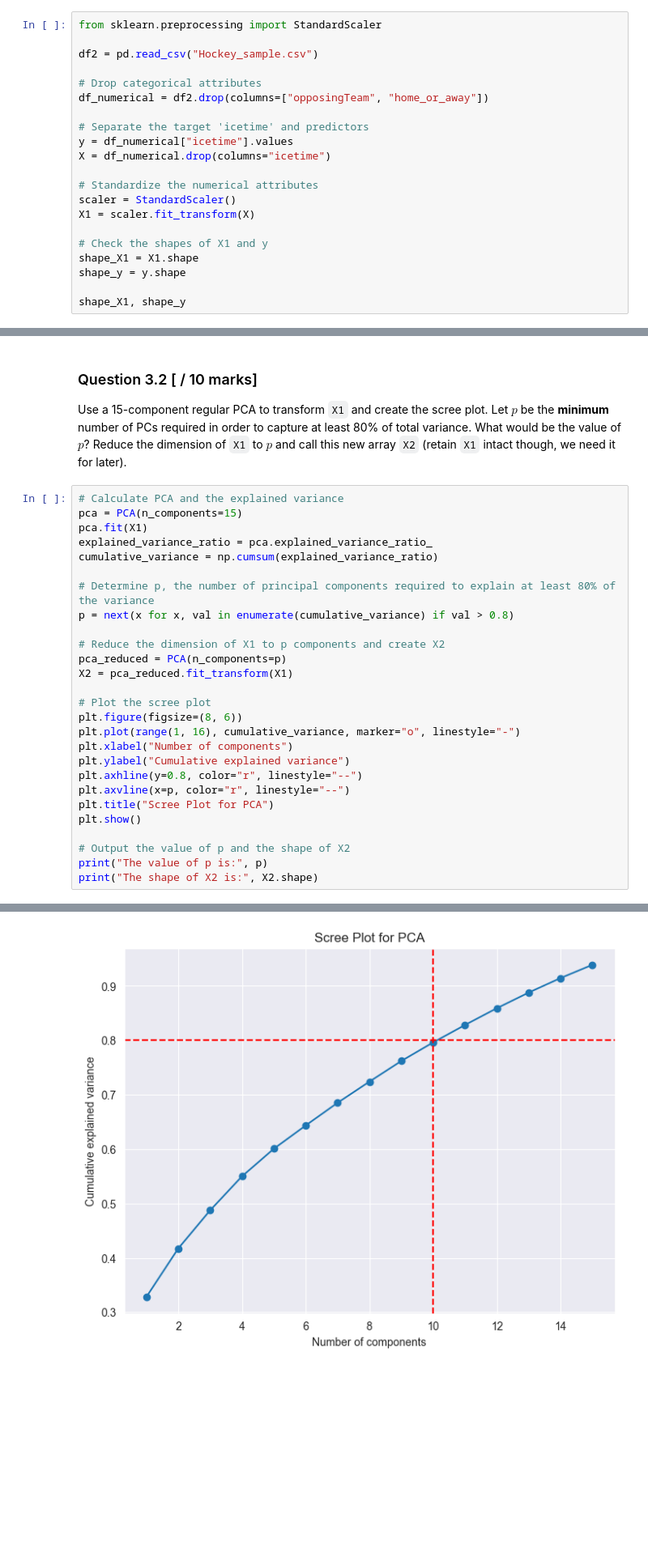
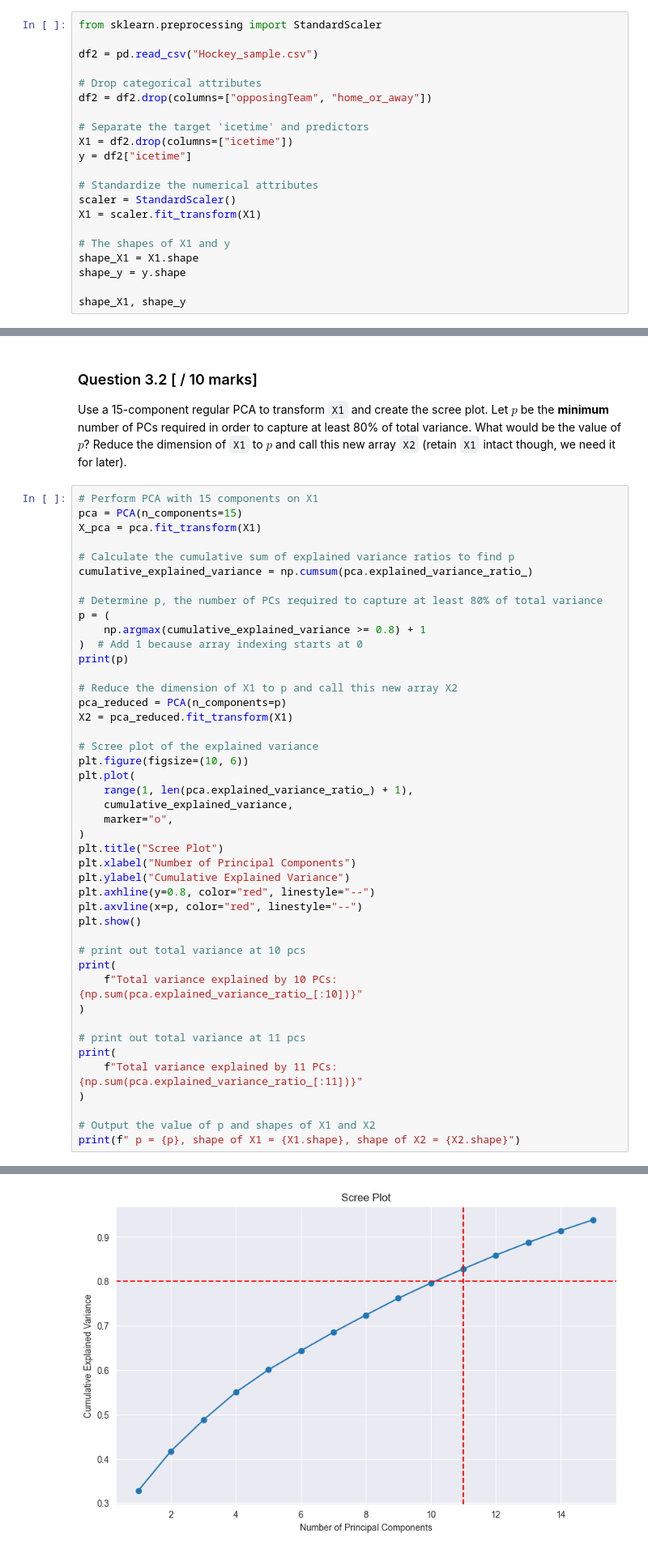
Before and after one commit to ParamvirSran/Machine-Learning, a Jupyter notebook: Assignments/A8/Assignment_8.ipynb, the cells around one changed output, grey strips where cells are left out. Shown at 81% size. Drawn from its saved outputs; the diff is of its cells as text; blank space fills up the shorter version.

Commit message:
done assignment 8 about text mining, sentiment analysis and regression via dimensionality reduction methods.

```diff
--- a/Assignments/A8/Assignment_8.ipynb
+++ b/Assignments/A8/Assignment_8.ipynb
@@ -491,17 +474,17 @@ from sklearn.preprocessing import StandardScaler
 df2 = pd.read_csv("Hockey_sample.csv")
 
 # Drop categorical attributes
-df_numerical = df2.drop(columns=["opposingTeam", "home_or_away"])
+df2 = df2.drop(columns=["opposingTeam", "home_or_away"])
 
 # Separate the target 'icetime' and predictors
-y = df_numerical["icetime"].values
-X = df_numerical.drop(columns="icetime")
+X1 = df2.drop(columns=["icetime"])
+y = df2["icetime"]
 
 # Standardize the numerical attributes
 scaler = StandardScaler()
-X1 = scaler.fit_transform(X)
+X1 = scaler.fit_transform(X1)
 
-# Check the shapes of X1 and y
+# The shapes of X1 and y
 shape_X1 = X1.shape
 shape_y = y.shape
 
@@ -513,30 +496,47 @@ shape_X1, shape_y
 
 Use a 15-component regular PCA to transform `X1` and create the scree plot. Let $p$ be the **minimum** number of PCs required in order to capture at least 80% of total variance. What would be the value of $p$? Reduce the dimension of `X1` to $p$ and call this new array `X2` (retain `X1` intact though, we need it for later).
 # %%
-# Calculate PCA and the explained variance
+# Perform PCA with 15 components on X1
 pca = PCA(n_components=15)
-pca.fit(X1)
-explained_variance_ratio = pca.explained_variance_ratio_
-cumulative_variance = np.cumsum(explained_variance_ratio)
+X_pca = pca.fit_transform(X1)
 
-# Determine p, the number of principal components required to explain at least 80% of the variance
-p = next(x for x, val in enumerate(cumulative_variance) if val > 0.8)
+# Calculate the cumulative sum of explained variance ratios to find p
+cumulative_explained_variance = np.cumsum(pca.explained_variance_ratio_)
 
-# Reduce the dimension of X1 to p components and create X2
+# Determine p, the number of PCs required to capture at least 80% of total variance
+p = (
+    np.argmax(cumulative_explained_variance >= 0.8) + 1
+)  # Add 1 because array indexing starts at 0
+print(p)
+
+# Reduce the dimension of X1 to p and call this new array X2
 pca_reduced = PCA(n_components=p)
 X2 = pca_reduced.fit_transform(X1)
 
-# Plot the scree plot
-plt.figure(figsize=(8, 6))
-plt.plot(range(1, 16), cumulative_variance, marker="o", linestyle="-")
-plt.xlabel("Number of components")
-plt.ylabel("Cumulative explained variance")
-plt.axhline(y=0.8, color="r", linestyle="--")
-plt.axvline(x=p, color="r", linestyle="--")
-plt.title("Scree Plot for PCA")
+# Scree plot of the explained variance
+plt.figure(figsize=(10, 6))
+plt.plot(
+    range(1, len(pca.explained_variance_ratio_) + 1),
+    cumulative_explained_variance,
+    marker="o",
+)
+plt.title("Scree Plot")
+plt.xlabel("Number of Principal Components")
+plt.ylabel("Cumulative Explained Variance")
+plt.axhline(y=0.8, color="red", linestyle="--")
+plt.axvline(x=p, color="red", linestyle="--")
 plt.show()
 
-# Output the value of p and the shape of X2
-print("The value of p is:", p)
-print("The shape of X2 is:", X2.shape)
+# print out total variance at 10 pcs
+print(
+    f"Total variance explained by 10 PCs: {np.sum(pca.explained_variance_ratio_[:10])}"
+)
+
+# print out total variance at 11 pcs
+print(
+    f"Total variance explained by 11 PCs: {np.sum(pca.explained_variance_ratio_[:11])}"
+)
+
+# Output the value of p and shapes of X1 and X2
+print(f" p = {p}, shape of X1 = {X1.shape}, shape of X2 = {X2.shape}")
 # %% [output]
@@ -543 +544 @@ print("The shape of X2 is:", X2.shape)
-[figure, old version]
+[figure, new version]
```
Also changed, not shown: parts of 8 cells of this notebook.
